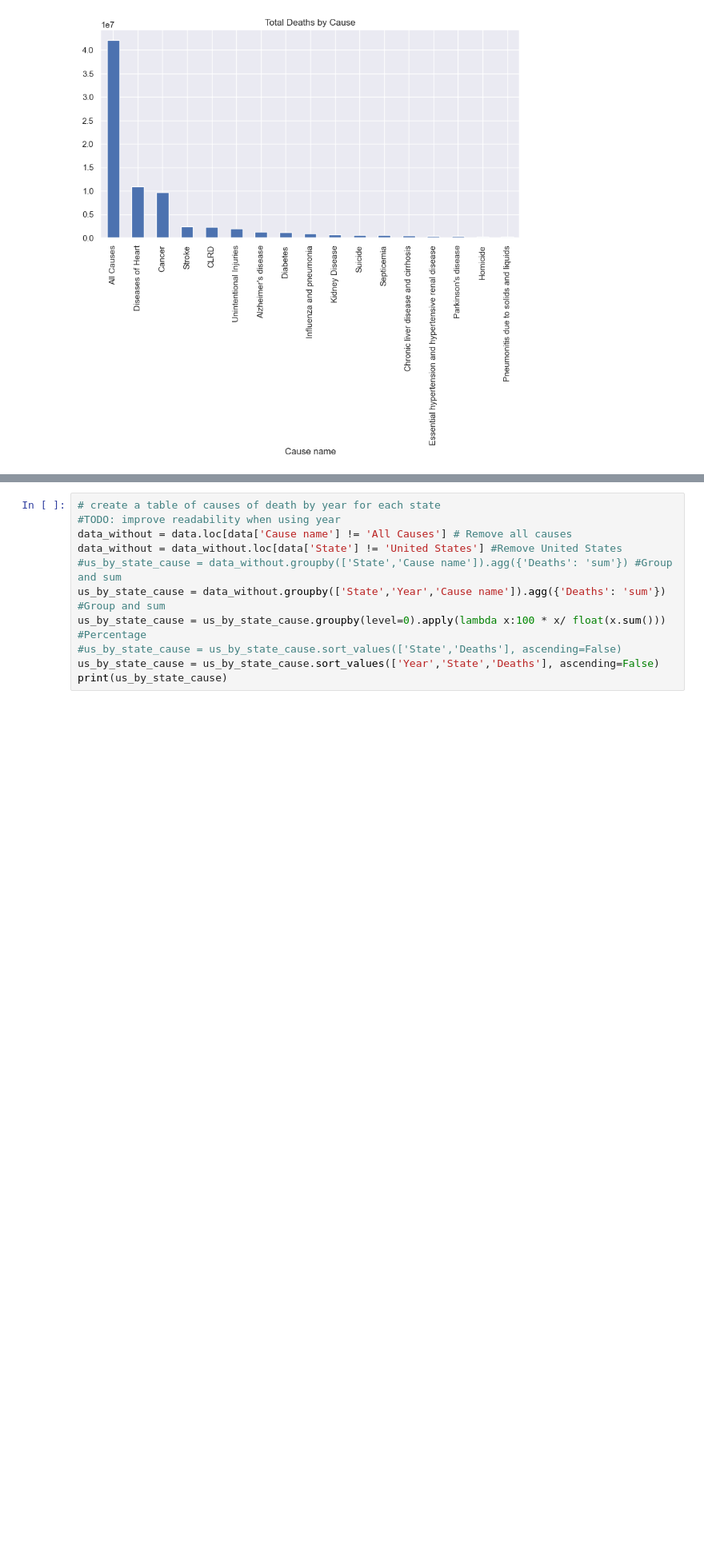
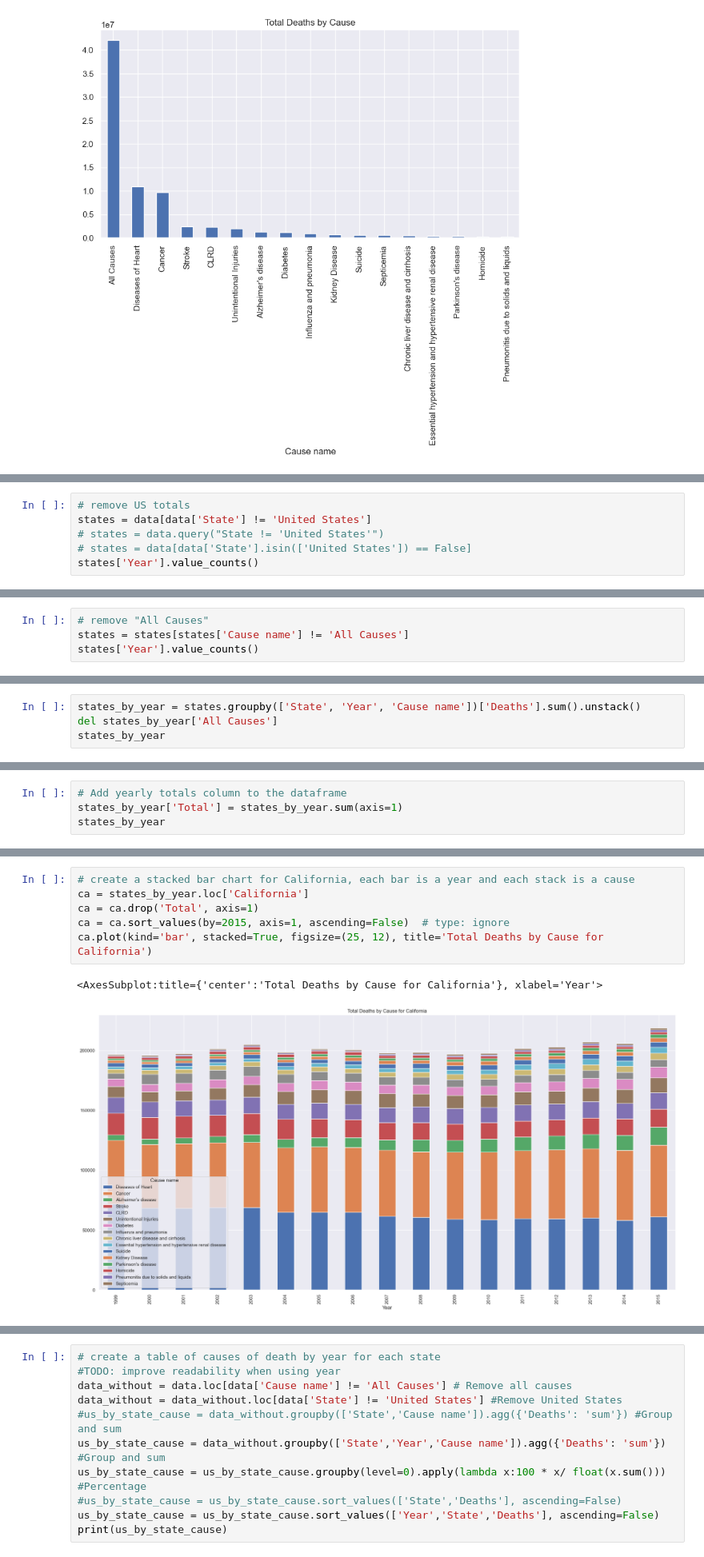
Before and after one commit to mattlehrer/research_methods_assignment_6, a Jupyter notebook: Assignment6_Group_C.ipynb, the cells around one changed output, grey strips where cells are left out. Shown at 80% size. Saved outputs shown, nothing was run; the diff lists cells and outputs as text; blank space fills up the shorter version.

```diff
--- a/Assignment6_Group_C.ipynb
+++ b/Assignment6_Group_C.ipynb
@@ -161,0 +174,6 @@ plt.show()
+# %%
+# remove US totals
+states = data[data['State'] != 'United States']
+# states = data.query("State != 'United States'")
+# states = data[data['State'].isin(['United States']) == False]
+states['Year'].value_counts()
@@ -161,0 +199,4 @@ plt.show()
+# %%
+# remove "All Causes"
+states = states[states['Cause name'] != 'All Causes']
+states['Year'].value_counts()
@@ -161,0 +222,4 @@ plt.show()
+# %%
+states_by_year = states.groupby(['State', 'Year', 'Cause name'])['Deaths'].sum().unstack()
+del states_by_year['All Causes']
+states_by_year
@@ -161,0 +241,4 @@ plt.show()
+# %%
+# Add yearly totals column to the dataframe
+states_by_year['Total'] = states_by_year.sum(axis=1)
+states_by_year
@@ -161,0 +283,9 @@ plt.show()
+# %%
+# create a stacked bar chart for California, each bar is a year and each stack is a cause
+ca = states_by_year.loc['California']
+ca = ca.drop('Total', axis=1)
+ca = ca.sort_values(by=2015, axis=1, ascending=False)  # type: ignore
+ca.plot(kind='bar', stacked=True, figsize=(25, 12), title='Total Deaths by Cause for California')
+# %% [output]
+<AxesSubplot:title={'center':'Total Deaths by Cause for California'}, xlabel='Year'>
+[figure, added]
```
Also changed, not shown: parts of 9 cells of this notebook.
